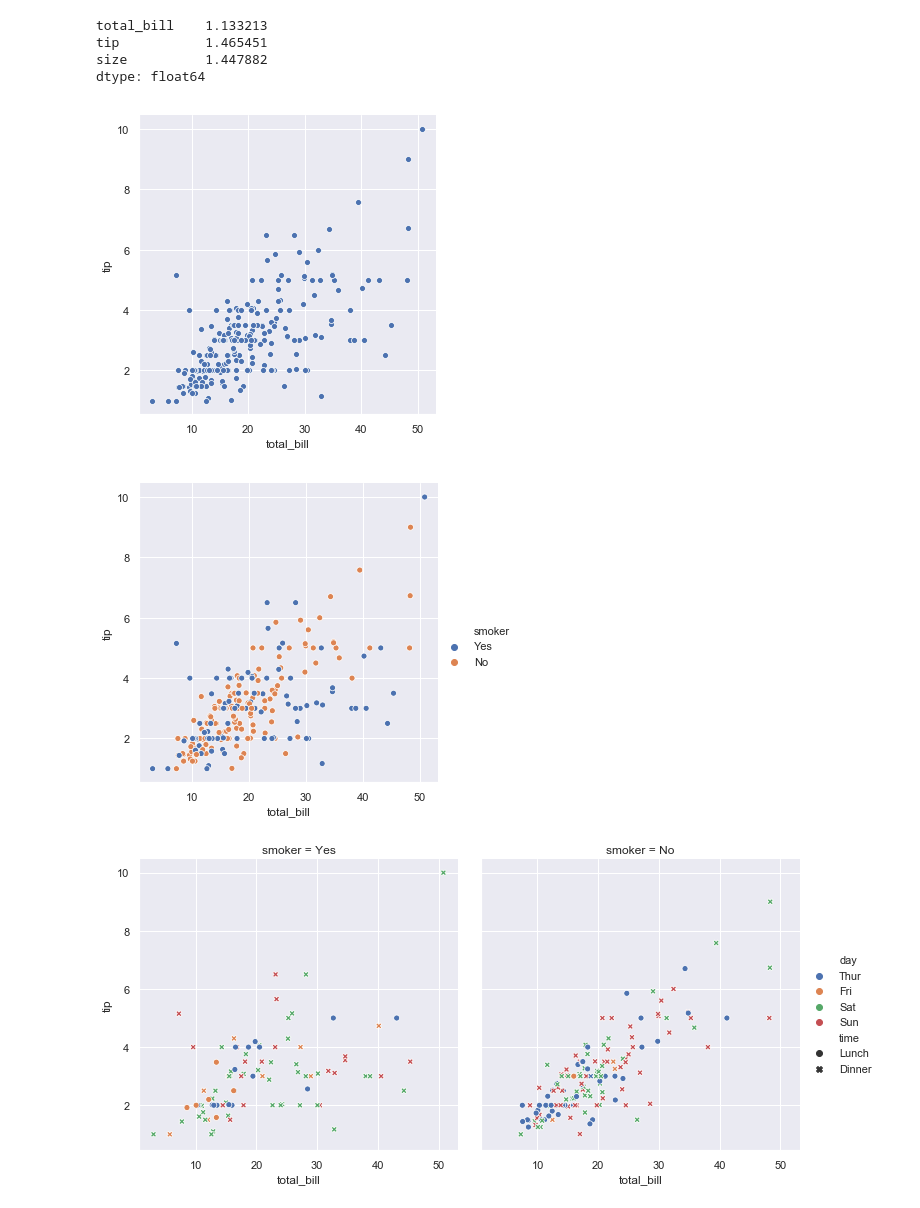
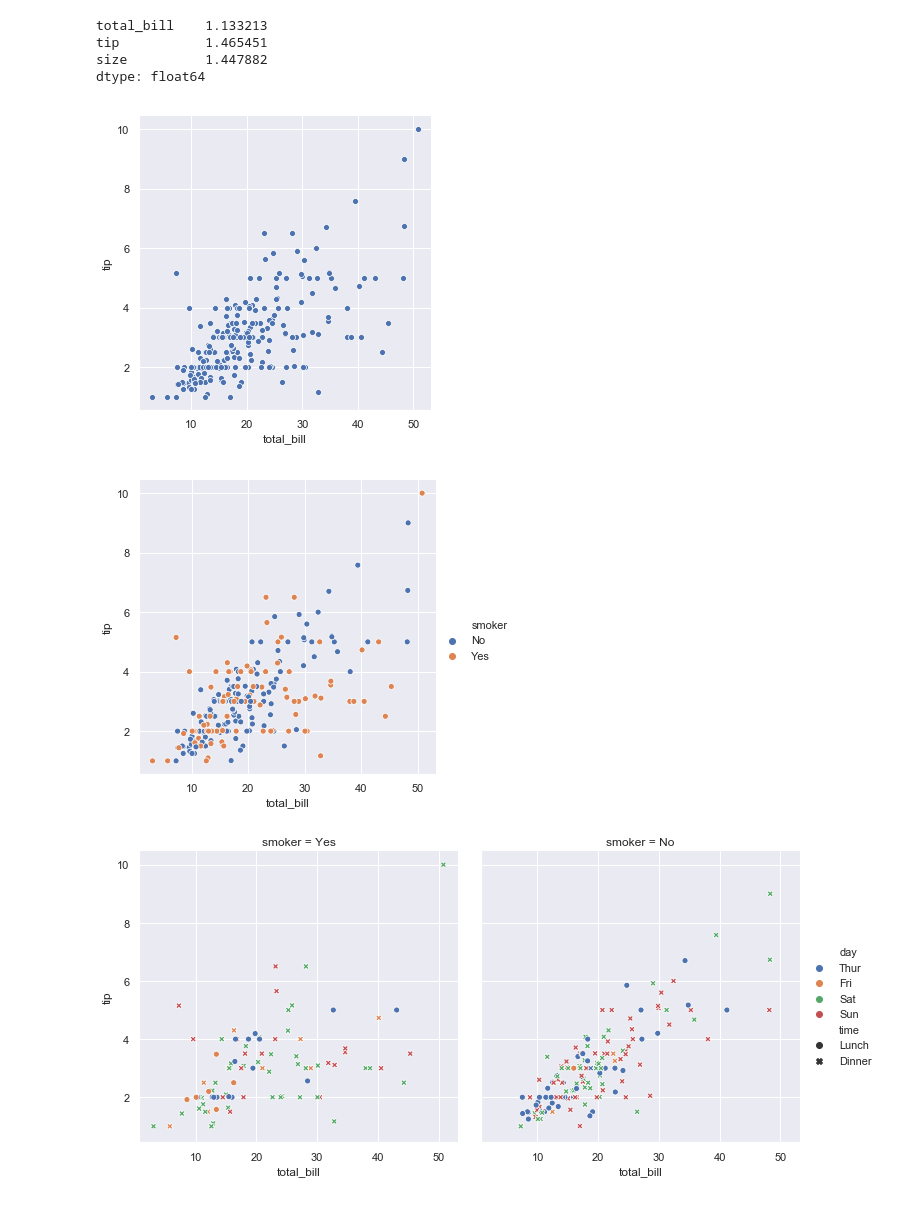
Before and after one commit to Spider-Mannix/DAfundProj, a Jupyter notebook: Project Notebook.ipynb, the cells around one changed output. Drawn from its saved outputs; the diff is of its cells as text; code cells hidden in the pictures.

```diff
--- a/Project Notebook.ipynb
+++ b/Project Notebook.ipynb
@@ -126,12 +128,11 @@ tip           1.465451
 size          1.447882
 dtype: float64
 # %%
-tips = sns.load_dataset("tips")
-sns.relplot(x="total_bill", y="tip", data=tips);
+sns.relplot(x="total_bill", y="tip", data=df);
 # %% [output]
-[figure, old version]
+[figure, new version]
 # %%
-sns.relplot(x="total_bill", y="tip", hue="smoker", data=tips);
+sns.relplot(x="total_bill", y="tip", hue="smoker", data=df);
 # %% [output]
-[figure, old version]
+[figure, new version]
 # %%
```
Also changed, not shown: parts of 13 cells of this notebook.
